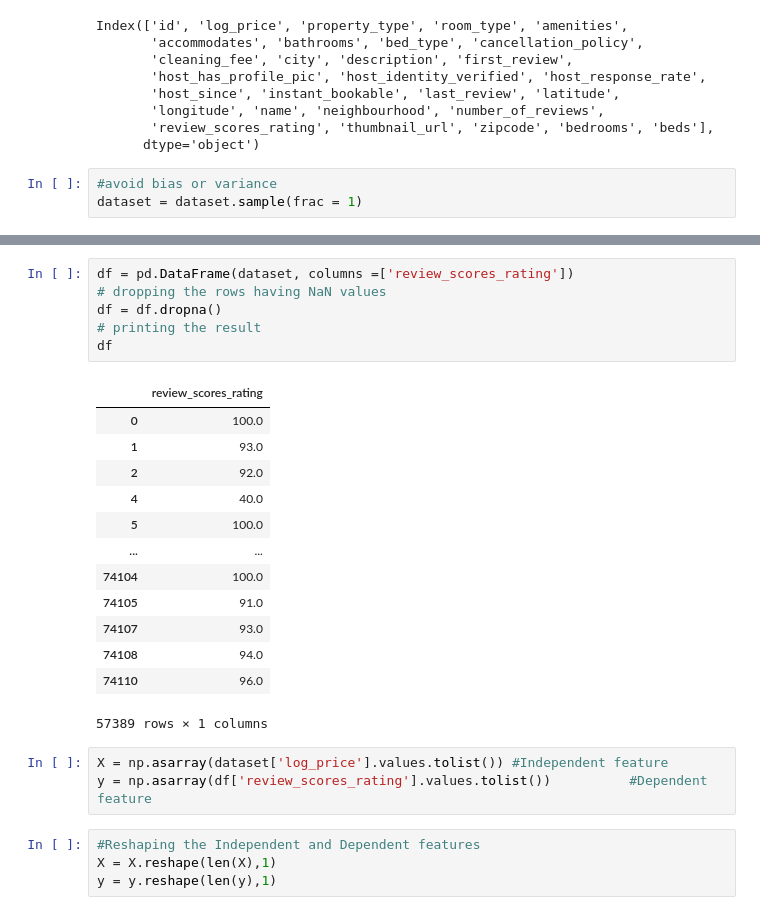
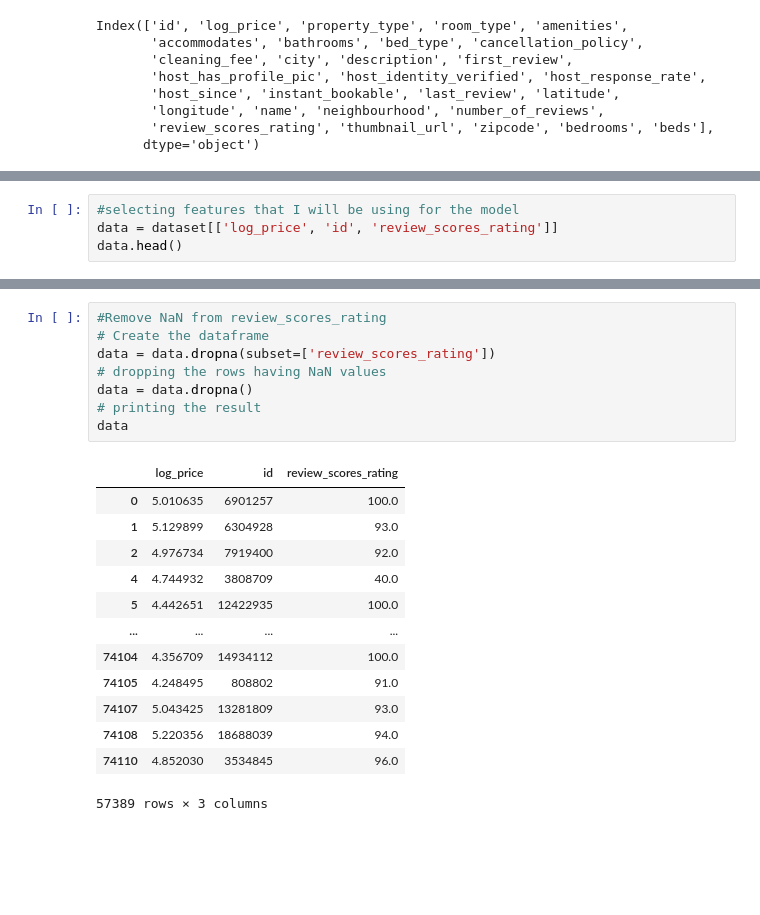
Before and after one commit to Darkling-01/Airbnb-Machine-Learning, a Jupyter notebook: Project_1.ipynb, the cells around one changed output, grey strips where cells are left out. Drawn from its saved outputs; the diff is of its cells as text; blank space fills up the shorter version.

```diff
--- a/Project_1.ipynb
+++ b/Project_1.ipynb
@@ -53,6 +53,3 @@ Index(['id', 'log_price', 'property_type', 'room_type', 'amenities',
        'longitude', 'name', 'neighbourhood', 'number_of_reviews',
        'review_scores_rating', 'thumbnail_url', 'zipcode', 'bedrooms', 'beds'],
       dtype='object')
-# %%
-#avoid bias or variance
-dataset = dataset.sample(frac = 1)
@@ -189,0 +77,4 @@ Shape of y:  (74111,)
+# %%
+#selecting features that I will be using for the model
+data = dataset[['log_price', 'id', 'review_scores_rating']]
+data.head()
@@ -190,27 +88,22 @@ Shape of y:  (74111,)
 # %%
-df = pd.DataFrame(dataset, columns =['review_scores_rating'])
+#Remove NaN from review_scores_rating
+# Create the dataframe
+data = data.dropna(subset=['review_scores_rating'])
 # dropping the rows having NaN values
-df = df.dropna()
+data = data.dropna()
 # printing the result
-df
+data
 # %% [output]
-|  | review_scores_rating |
-| 0 | 100.0 |
-| 1 | 93.0 |
-| 2 | 92.0 |
-| 4 | 40.0 |
-| 5 | 100.0 |
-| ... | ... |
-| 74104 | 100.0 |
-| 74105 | 91.0 |
-| 74107 | 93.0 |
-| 74108 | 94.0 |
-| 74110 | 96.0 |
+|  | log_price | id | review_scores_rating |
+| 0 | 5.010635 | 6901257 | 100.0 |
+| 1 | 5.129899 | 6304928 | 93.0 |
+| 2 | 4.976734 | 7919400 | 92.0 |
+| 4 | 4.744932 | 3808709 | 40.0 |
+| 5 | 4.442651 | 12422935 | 100.0 |
+| ... | ... | ... | ... |
+| 74104 | 4.356709 | 14934112 | 100.0 |
+| 74105 | 4.248495 | 808802 | 91.0 |
+| 74107 | 5.043425 | 13281809 | 93.0 |
+| 74108 | 5.220356 | 18688039 | 94.0 |
+| 74110 | 4.852030 | 3534845 | 96.0 |
-57389 rows × 1 columns
+57389 rows × 3 columns
-# %%
-X = np.asarray(dataset['log_price'].values.tolist()) #Independent feature
-y = np.asarray(df['review_scores_rating'].values.tolist())          #Dependent feature
-# %%
-#Reshaping the Independent and Dependent features
-X = X.reshape(len(X),1)
-y = y.reshape(len(y),1)
```
Also changed, not shown: parts of 20 cells of this notebook.
